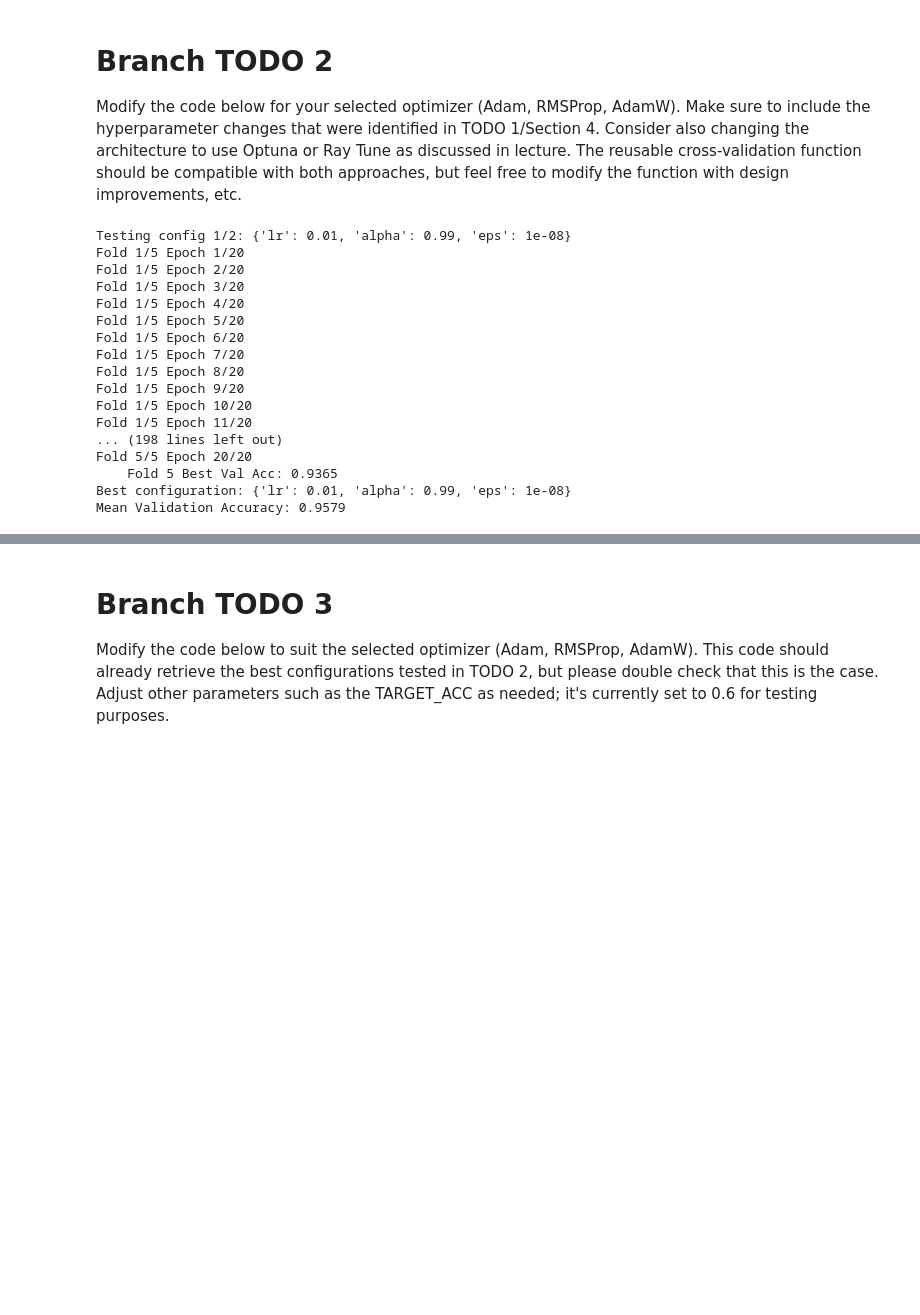
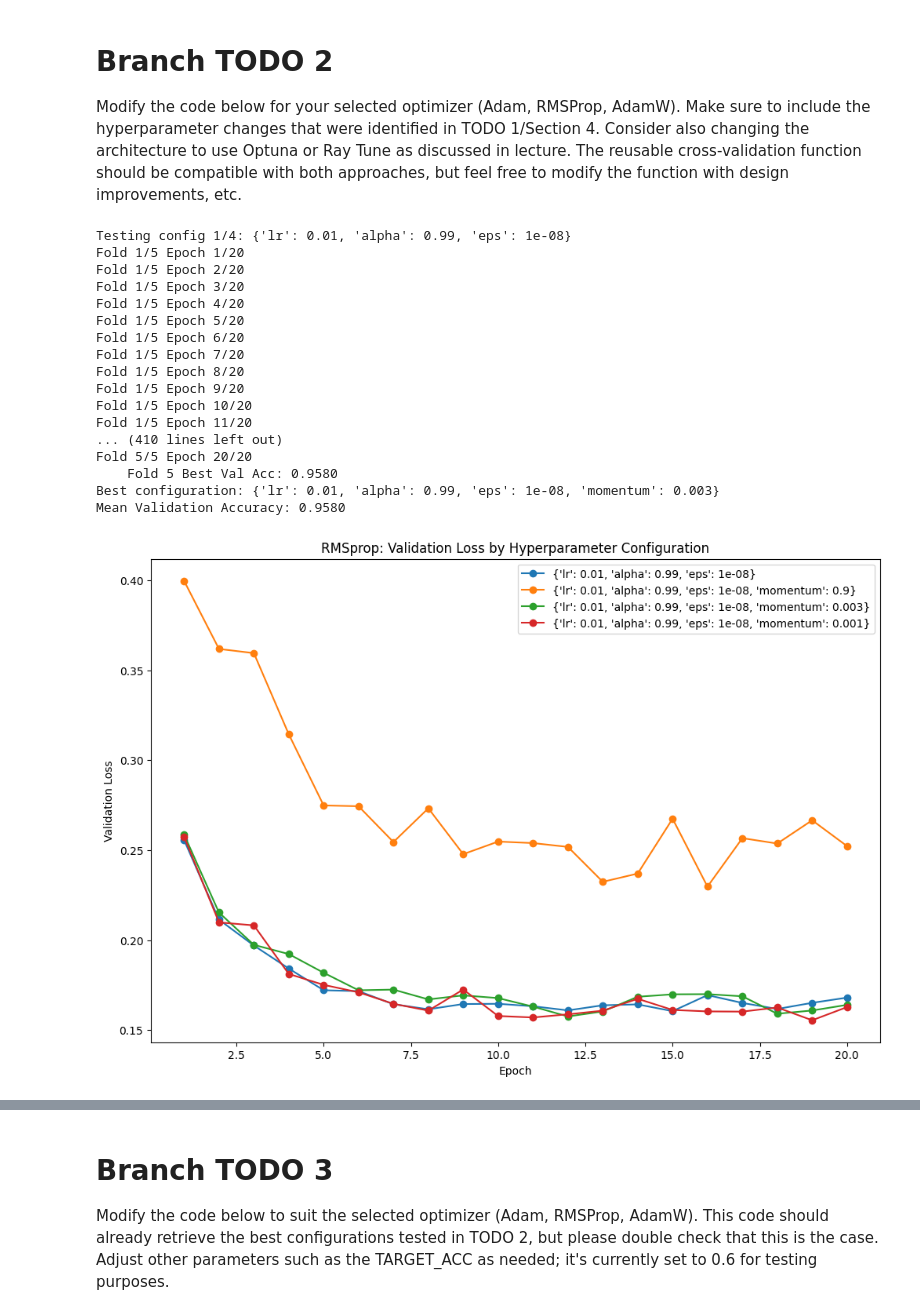
Before and after one commit to yaofu-yang/aigc-5500-midterm-project, a Jupyter notebook: src/rmsprop_model.ipynb, the cells around one changed output, grey strips where cells are left out. Cells and saved outputs as stored; diff of their text form; code cells hidden in the pictures; blank space fills up the shorter version.

Commit message:
Adding graph to visualaize config so we can analyse

```diff
--- a/src/rmsprop_model.ipynb
+++ b/src/rmsprop_model.ipynb
@@ -324,15 +324,19 @@ def cross_validate_config(
 
 ) -> tuple[float, float]:
     """
-    Performs K-Fold Cross-Validation for a given model, optimizer, and hyperparameter configuration.
+    Performs K-Fold Cross-Validation for a given model, optimizer,
+    and hyperparameter configuration.
 
     Returns:
-        dictionary: {
-        "mean_accuracy", --> Represents mean validation accuracy
-        "std_accuracy", --> Represents standard deviation of validaion accuracy
-        }
+        tuple: (
+            mean_accuracy,       # mean validation accuracy across folds
+            std_accuracy,        # std dev of validation accuracy across folds
+            fold0_train_losses,  # per-epoch train losses (fold 1 only, for plotting)
+            fold0_val_losses,    # per-epoch val losses (fold 1 only, for plotting)
+        )
     """
     k_fold = KFold(n_splits=n_splits, shuffle=True, random_state=random_seed)
+    fold0_train_losses, fold0_val_losses = [], []
     fold_best_accuracies = []
 
     for fold, (train_idx, val_idx) in enumerate(k_fold.split(train_dataset)):
@@ -373,6 +377,10 @@ def cross_validate_config(
             if val_acc > best_fold_val_acc:
                 best_fold_val_acc = val_acc
 
+            if fold == 0:
+                fold0_train_losses.append(train_loss)
+                fold0_val_losses.append(val_loss)
+
             # Report Epoch & Losses/Accuracies
             print(f"Fold {fold + 1}/{n_splits} Epoch {epoch + 1}/{epochs}")
 
@@ -385,7 +393,7 @@ def cross_validate_config(
 
     # 5.2 Req: report mean and standard deviation of validation accuracies
     # Needed for 6.2 plotting accuracy distribution as well.
-    return acc_tensor.mean().item(), acc_tensor.std().item()
+    return acc_tensor.mean().item(), acc_tensor.std().item(), fold0_train_losses, fold0_val_losses
 # %% [markdown]
 # Branch TODO 2
 Modify the code below for your selected optimizer (Adam, RMSProp, AdamW).
@@ -403,7 +411,9 @@ optimizer_class = torch.optim.RMSprop
 # To fulfill requirements, need to have four unique configurations
 hyperparameters = [
     {"lr" :0.01, "alpha" : 0.99, "eps" :1e-8},
-    {"lr": 0.01,   "alpha": 0.99, "eps": 1e-8, "momentum": 0.9}
+    {"lr": 0.01,   "alpha": 0.99, "eps": 1e-8, "momentum":  0.9},
+    {"lr": 0.01,   "alpha": 0.99, "eps": 1e-8, "momentum":  0.003},
+    {"lr": 0.01,   "alpha": 0.99, "eps": 1e-8, "momentum":  0.001}
 ]
 
 # Will store the results from the best configuration for this optimizer
@@ -413,6 +423,7 @@ best_configuration_results = {}
 best_config_score = -1.0
 best_config_data = None
 best_config_params = None
+loss_histories = {}
 
 for config_idx, config_kwargs in enumerate(hyperparameters):
     # Example: Testing config 1/1: {"lr": 0.1, "weight_decay": 1e-4}
@@ -430,35 +441,62 @@ for config_idx, config_kwargs in enumerate(hyperparameters):
         device=device
     )
 
+    loss_histories[str(config_kwargs)] = {
+    "train": result[2],
+    "val": result[3],
+}
+
     # Check and update for best results based on accuracy mean
     if result[0] > best_config_score:
         best_config_score = result[0]
         best_config_data = result
         best_config_params = config_kwargs
 
 # This will be used for plotting later.
 best_configuration_results[optimizer_name] = {
     "params": best_config_params,
     "metrics": best_config_data,
 }
 
 print(f"Best configuration: {best_config_params}")
 print(f"Mean Validation Accuracy: {best_config_score:.4f}")
+
+
+# Plot 1: Validation loss per config
+plt.figure(figsize=(12, 8))
+for label, losses in loss_histories.items():
+    plt.plot(range(1, len(losses["val"]) + 1), losses["val"], marker='o', label=label)
+plt.xlabel('Epoch')
+plt.ylabel('Validation Loss')
+plt.title('RMSprop: Validation Loss by Hyperparameter Configuration')
+plt.legend()
+plt.show()
+
+# Plot 2: Training loss per config
+plt.figure(figsize=(12, 8))
+for label, losses in loss_histories.items():
+    plt.plot(range(1, len(losses["train"]) + 1), losses["train"], marker='o', label=label)  # <- changed "val" to "train"
+plt.xlabel('Epoch')
+plt.ylabel('Training Loss')
+plt.title('RMSprop: Training Loss by Hyperparameter Configuration')
+plt.legend()
+plt.show()
 # %% [output]
-Testing config 1/2: {'lr': 0.01, 'alpha': 0.99, 'eps': 1e-08}
+Testing config 1/4: {'lr': 0.01, 'alpha': 0.99, 'eps': 1e-08}
 Fold 1/5 Epoch 1/20
 Fold 1/5 Epoch 2/20
 Fold 1/5 Epoch 3/20
 Fold 1/5 Epoch 4/20
 Fold 1/5 Epoch 5/20
 Fold 1/5 Epoch 6/20
 Fold 1/5 Epoch 7/20
 Fold 1/5 Epoch 8/20
 Fold 1/5 Epoch 9/20
 Fold 1/5 Epoch 10/20
 Fold 1/5 Epoch 11/20
-... (198 lines left out)
+... (410 lines left out)
 Fold 5/5 Epoch 20/20
-    Fold 5 Best Val Acc: 0.9365
-Best configuration: {'lr': 0.01, 'alpha': 0.99, 'eps': 1e-08}
-Mean Validation Accuracy: 0.9579
+    Fold 5 Best Val Acc: 0.9580
+Best configuration: {'lr': 0.01, 'alpha': 0.99, 'eps': 1e-08, 'momentum': 0.003}
+Mean Validation Accuracy: 0.9580
+[figure, added]
```
Also changed, not shown: parts of 1 cell of this notebook.
